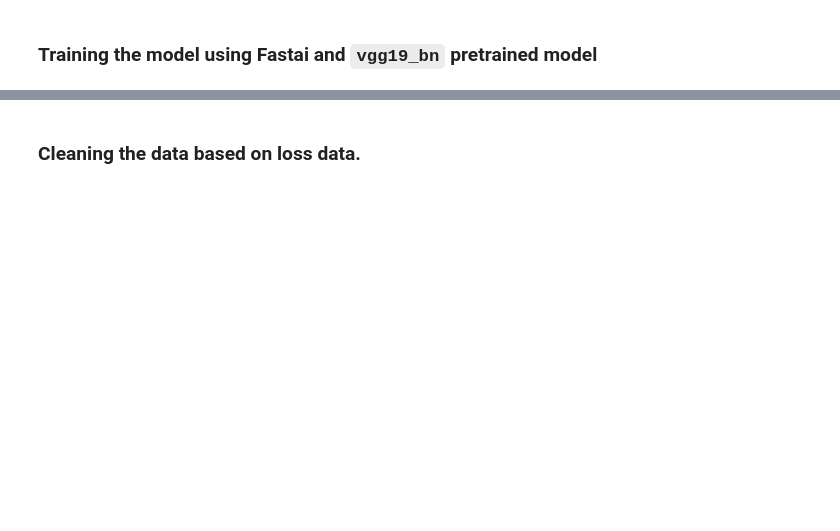
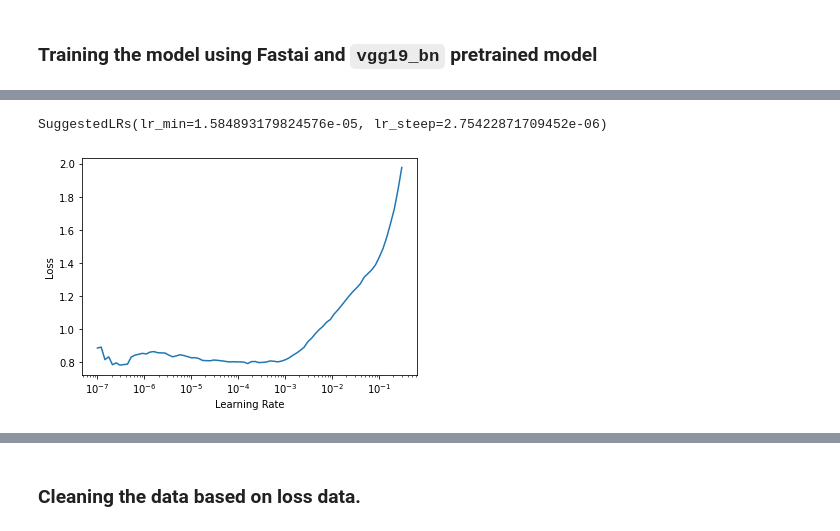
Before and after one commit to nonsocchi/Emotion-Recognition-Classifier, a Jupyter notebook: emorec2.ipynb, the cells around one changed output, grey strips where cells are left out. Drawn from its saved outputs; the diff is of its cells as text; code cells hidden in the pictures; blank space fills up the shorter version.

```diff
--- a/emorec2.ipynb
+++ b/emorec2.ipynb
@@ -44,0 +68,3 @@ interp.plot_confusion_matrix(figsize=(7,7))
+# %%
+model.lr_find()
+# %% [output]
@@ -44,0 +72,2 @@ interp.plot_confusion_matrix(figsize=(7,7))
+SuggestedLRs(lr_min=1.584893179824576e-05, lr_steep=2.75422871709452e-06)
+[figure, added]
```
Also changed, not shown: parts of 16 cells of this notebook.
